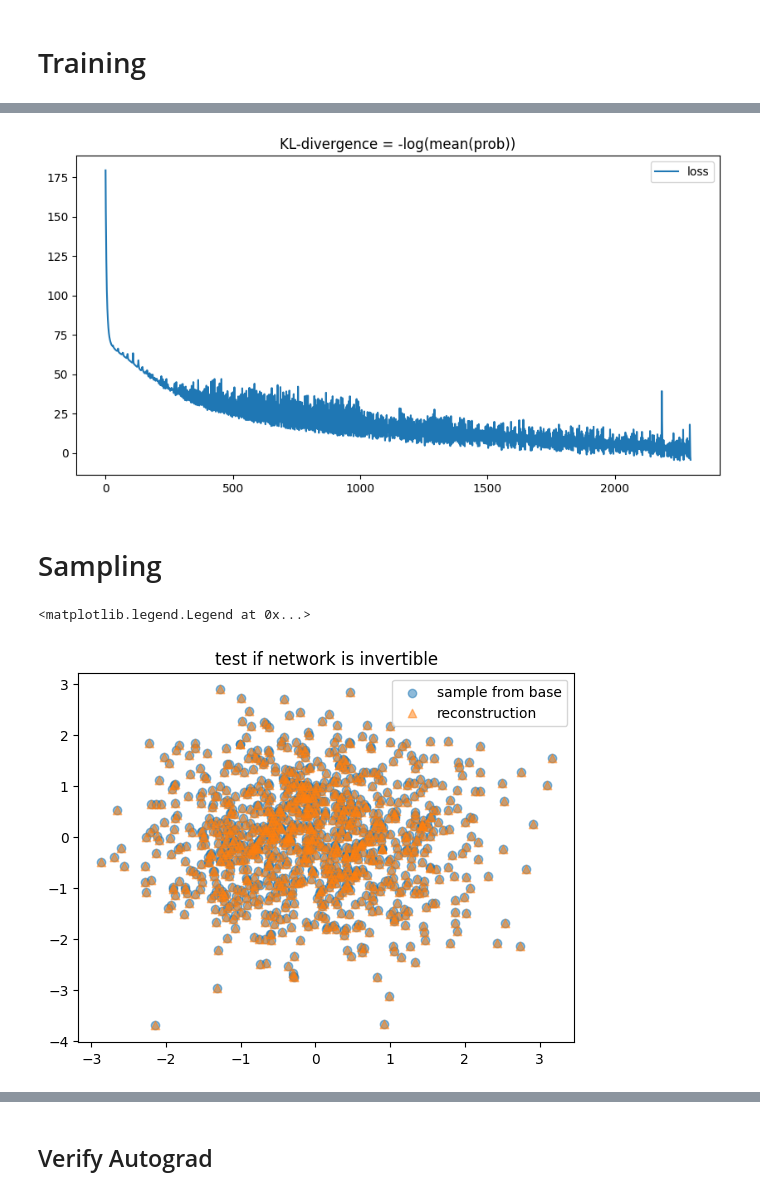
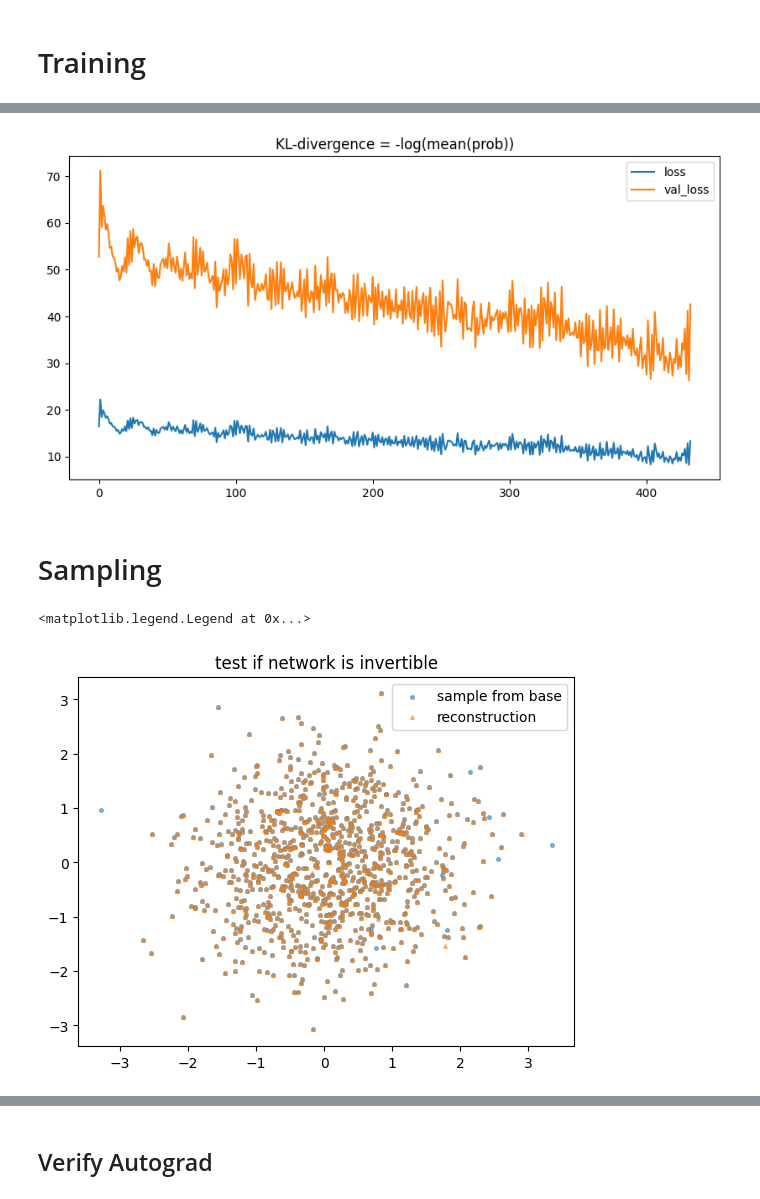
Before and after one commit to alastairyang/calibrated-prior, a Jupyter notebook: testing/normflows_testing.ipynb, the cells around one changed output, grey strips where cells are left out. Cells and saved outputs as stored; diff of their text form; code cells hidden in the pictures.

Commit message:
glow

```diff
--- a/testing/normflows_testing.ipynb
+++ b/testing/normflows_testing.ipynb
@@ -94,6 +99,0 @@ for i in range(num_layers):
-# %%
-# base distribution is a Gaussian with num of dimension same as training data
-base = nf.distributions.base.DiagGaussian(32)
-
-# Construct flow model
-model = nf.NormalizingFlow(base, flows)
@@ -126,15 +208,15 @@ window_size = 100
 reg = sklearn.linear_model.LinearRegression()
 window = np.arange(window_size).reshape(-1, 1)
 
-# Train model
-max_epoch = 5000
-early_stopping_threshold = 1e-4
+# Train model_nf
+max_epoch = 50000
+early_stopping_threshold = 1e-6
 
 epoch_loss = np.array([])
 epoch_loss_val = np.array([])
 
-optimizer = torch.optim.Adam(model.parameters(), lr=1e-5, weight_decay=1e-5)
-model.train()
+optimizer = torch.optim.Adam(model_nf.parameters(), lr=1e-5, weight_decay=1e-5)
+model_nf.train()
 
 try:
     for epoch in range(max_epoch):
@@ -149,7 +231,7 @@ try:
 
         for train_batch, _ in attenu_latent_train_dataloader:
             # Compute loss
-            loss = model.forward_kld(train_batch)
+            loss = model_nf.forward_kld(train_batch)
 
             # Do backprop and optimizer step
             if ~(torch.isnan(loss) | torch.isinf(loss)):
@@ -159,7 +241,7 @@ try:
 
         for val_batch, _ in attenu_latent_val_dataloader:
             # Compute loss
-            val_loss = model.forward_kld(val_batch)
+            val_loss = model_nf.forward_kld(val_batch)
 
             # Do backprop and optimizer step
             if ~(torch.isnan(val_loss) | torch.isinf(val_loss)):
@@ -170,7 +252,7 @@ try:
         #print(running_loss)
 
         epoch_loss = np.append(epoch_loss, running_loss / len(attenu_latent_train_dataloader.dataset))
-        epoch_loss_val = np.append(epoch_loss_val, running_loss / len(attenu_latent_train_dataloader.dataset))
+        epoch_loss_val = np.append(epoch_loss_val, running_loss / len(attenu_latent_val_dataloader.dataset))
 
         if epoch >= window.shape[0]:
             #print(epoch_loss[-window_size:])
@@ -191,10 +273,10 @@ try:
 
         print(f"Epoch [{epoch + 1}/{max_epoch}], loss: {epoch_loss[epoch]:.4f}, validation loss: {epoch_loss_val[epoch]:.4f}, time elapsed = {start.elapsed_time(end)/1000:.2f} s")
 
-    torch.save(model.state_dict(), f'realNVP_{datetime.datetime.now()}.pth')
-    np.savez(f'realNVP_{datetime.datetime.now()}_loss.npz',epoch_loss = epoch_loss, epoch_loss_val = epoch_loss_val)
+    torch.save(model_nf.state_dict(), f'glow_{datetime.datetime.now()}.pth')
+    np.savez(f'glow_{datetime.datetime.now()}_loss.npz',epoch_loss = epoch_loss, epoch_loss_val = epoch_loss_val)
 
 except KeyboardInterrupt:
-    torch.save(model.state_dict(), f'realNVP_{datetime.datetime.now()}.pth')
-    np.savez(f'realNVP_{datetime.datetime.now()}_loss.npz',epoch_loss = epoch_loss, epoch_loss_val = epoch_loss_val)
+    torch.save(model_nf.state_dict(), f'glow_{datetime.datetime.now()}.pth')
+    np.savez(f'glow_{datetime.datetime.now()}_loss.npz',epoch_loss = epoch_loss, epoch_loss_val = epoch_loss_val)
 # %% [output]
@@ -221,34 +303,35 @@ Early stopping
 #epoch_loss_val = np.load('../testing/realNVP_2026-06-22 15:29:54.090759_loss.npz')['epoch_loss_val']
 
 plt.figure(figsize=(10, 5))
-plt.plot(epoch_loss_val[0:-1], label='loss')
+plt.plot(epoch_loss[0:-1], label='loss')
+plt.plot(epoch_loss_val[0:-1], label='val_loss')
 plt.title('KL-divergence = -log(mean(prob))')
 plt.legend()
 plt.show()
 # %% [output]
-[figure, old version]
+[figure, new version]
 # %% [markdown]
 # Sampling
 # %%
-model.load_state_dict(torch.load('../testing/realNVP_2026-06-24 15:34:18.624087.pth', weights_only=True))
-model.eval()
+#model_nf.load_state_dict(torch.load('../testing/realNVP_2026-07-01 15:44:34.646170.pth', weights_only=True))
+model_nf.eval()
 
 x0 = base.sample(1000)
-x1_from_x0 = model.forward(x0)
-x1 = model.sample(1000)[0]
-x0_from_x1_from_x0 = model.inverse(x1_from_x0)
+x1_from_x0 = model_nf.forward(x0)
+x1 = model_nf.sample(1000)[0]
+x0_from_x1_from_x0 = model_nf.inverse(x1_from_x0)
 
 x0 = x0.detach().numpy()
 x1 = x1.detach().numpy()
 x1_from_x0 = x1_from_x0.detach().numpy()
 x0_from_x1_from_x0 = x0_from_x1_from_x0.detach().numpy()
 
-plt.scatter(x0[:, 0], x0[:, 1], alpha = 0.5, label = 'sample from base')
+plt.scatter(x0[:, 0], x0[:, 1], alpha = 0.5, label = 'sample from base', s = 7)
 #plt.scatter(x1[:, 0], x1[:, 1])
 #plt.scatter(x1_from_x0[:, 0], x1_from_x0[:, 1])
-plt.scatter(x0_from_x1_from_x0[:, 0], x0_from_x1_from_x0[:, 1], alpha = 0.5, label = 'reconstruction', marker = '^')
+plt.scatter(x0_from_x1_from_x0[:, 0], x0_from_x1_from_x0[:, 1], alpha = 0.5, label = 'reconstruction', marker = '^', s = 7)
 plt.title("test if network is invertible")
 plt.legend()
 # %% [output]
 <matplotlib.legend.Legend at 0x...>
-[figure, old version]
+[figure, new version]
```
Also changed, not shown: parts of 43 cells of this notebook, 4 other files.
